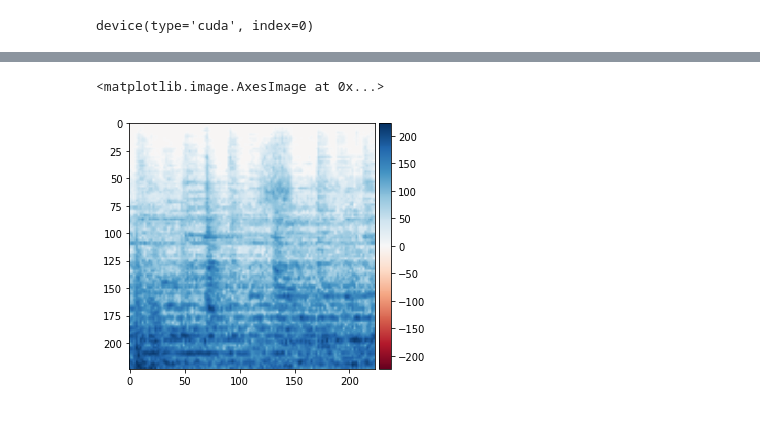
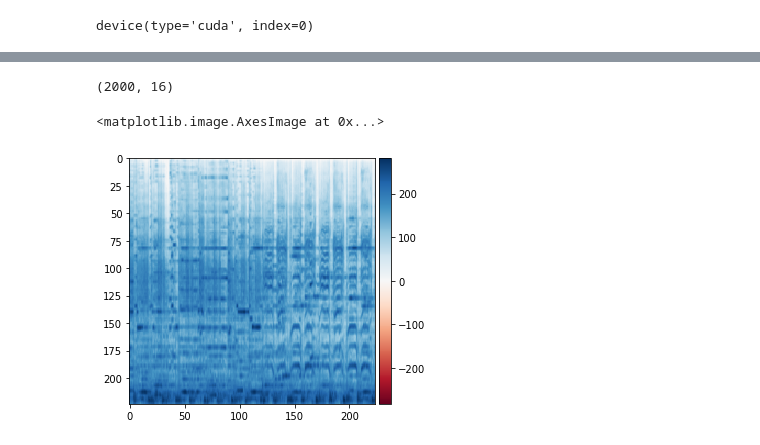
Before and after one commit to obi-1-konobe/music_similarity, a Jupyter notebook: notebooks/13.12.ipynb, the cells around one changed output, grey strips where cells are left out. Cells and saved outputs as stored; diff of their text form; code cells hidden in the pictures.

Commit message:
triplet loss with resnet

```diff
--- a/notebooks/13.12.ipynb
+++ b/notebooks/13.12.ipynb
@@ -31,5 +25,0 @@ f"{asd:06d}"
-# %%
-for address, dirs, files in os.walk('../data/spectrograms/train/'):
-    for file in files:
-        if '000005.png' == file:
-            print(address + '/' + file)
@@ -110,17 +91,21 @@ class TripletDataset(Dataset):
 # Normalize training set together with augmentation
 one_transform = transforms.Compose([
     transforms.Grayscale(num_output_channels=1),
-    transforms.RandomResizedCrop((224,224)),
+    transforms.Resize((224,224)),
     transforms.ToTensor(),
     transforms.Normalize([0.0069], [0.0033])
 ])
 
 
 # Loading Tiny ImageNet dataset
-trplt_path = '../pickles_for_git/triplets.p'
-batch_szie = 32
+trplt_path = '../data/pickles/triplets_big.p'
+val_trplt_path = '../data/pickles/val_triplets.p'
+batch_szie = 128
 trainset = TripletDataset(triplet_path=trplt_path, transform=one_transform)
-trainloader = torch.utils.data.DataLoader(trainset, batch_size=batch_szie, num_workers=8)
+trainloader = torch.utils.data.DataLoader(trainset, batch_size=batch_szie, num_workers=8, shuffle=True, drop_last=True)
+
+valset = TripletDataset(train=False, triplet_path=val_trplt_path, transform=one_transform)
+valloader = torch.utils.data.DataLoader(valset, batch_size=batch_szie, num_workers=8)
 
 # testset = TripletImageLoader(
 #     base_path=root, triplets_filename="", transform=transform_test, train=False)
@@ -133,5 +118,9 @@ len(trainset), len(trainloader)
+# %%
+len(valset), len(valloader)
+# %% [output]
+(2000, 16)
 # %%
-imshow(trainset[0][0].numpy().transpose(1,2,0))
+imshow(valset[1][0].numpy().transpose(1,2,0))
 # %% [output]
 <matplotlib.image.AxesImage at 0x...>
-[figure, old version]
+[figure, new version]
```
Also changed, not shown: parts of 21 cells of this notebook, 6 other files.
